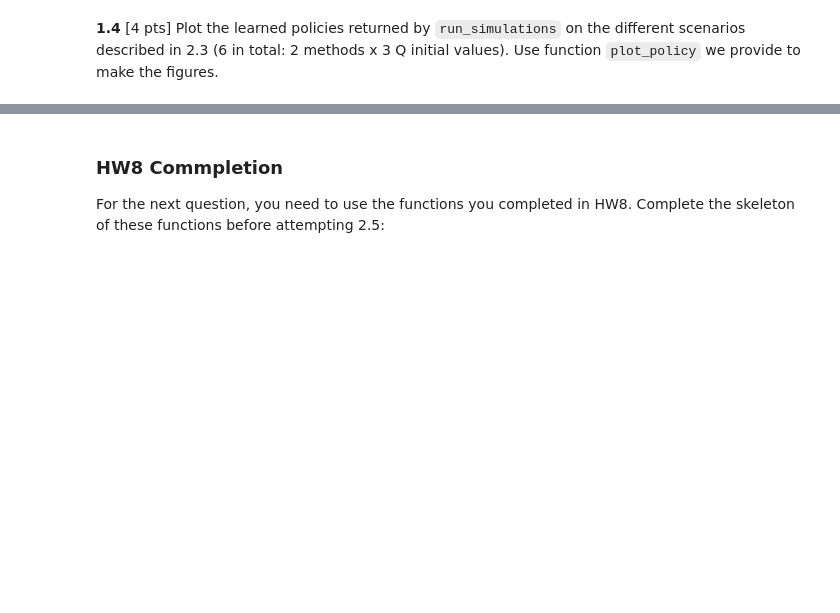
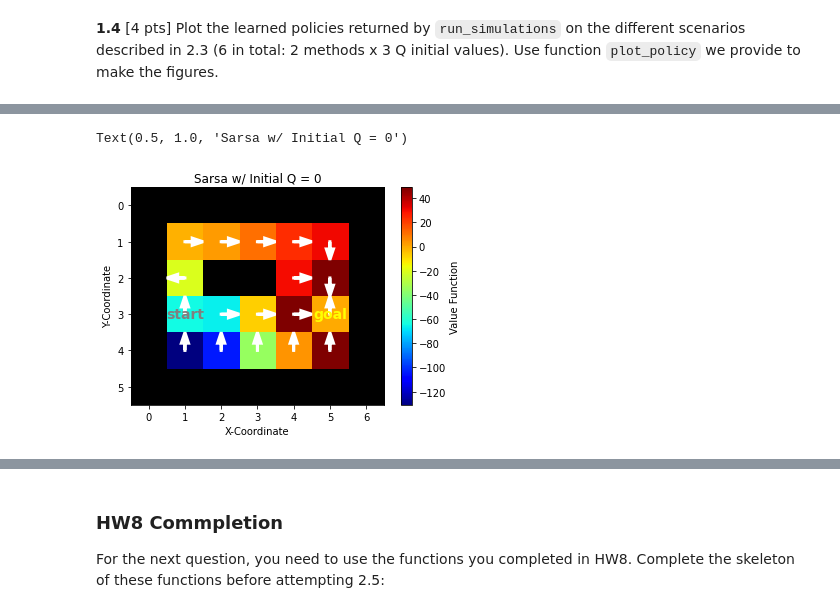
Before and after one commit to simonwarchol/2020-CS109B, a Jupyter notebook: content/homeworks/hw08_209/cs109b_hw8_209.ipynb, the cells around one changed output, grey strips where cells are left out. Cells and saved outputs as stored; diff of their text form; code cells hidden in the pictures; blank space fills up the shorter version.

```diff
--- a/content/homeworks/hw08_209/cs109b_hw8_209.ipynb
+++ b/content/homeworks/hw08_209/cs109b_hw8_209.ipynb
@@ -276,0 +316,6 @@ def plot_policy(env, Q):
+# %%
+plot_policy(env,simulations[('SARSA', 0)][0]['Q'] )
+plt.title("Sarsa w/ Initial Q = 0")
+# %% [output]
+Text(0.5, 1.0, 'Sarsa w/ Initial Q = 0')
+[figure, added]
```
Also changed, not shown: parts of 17 cells of this notebook, 1 other file.
